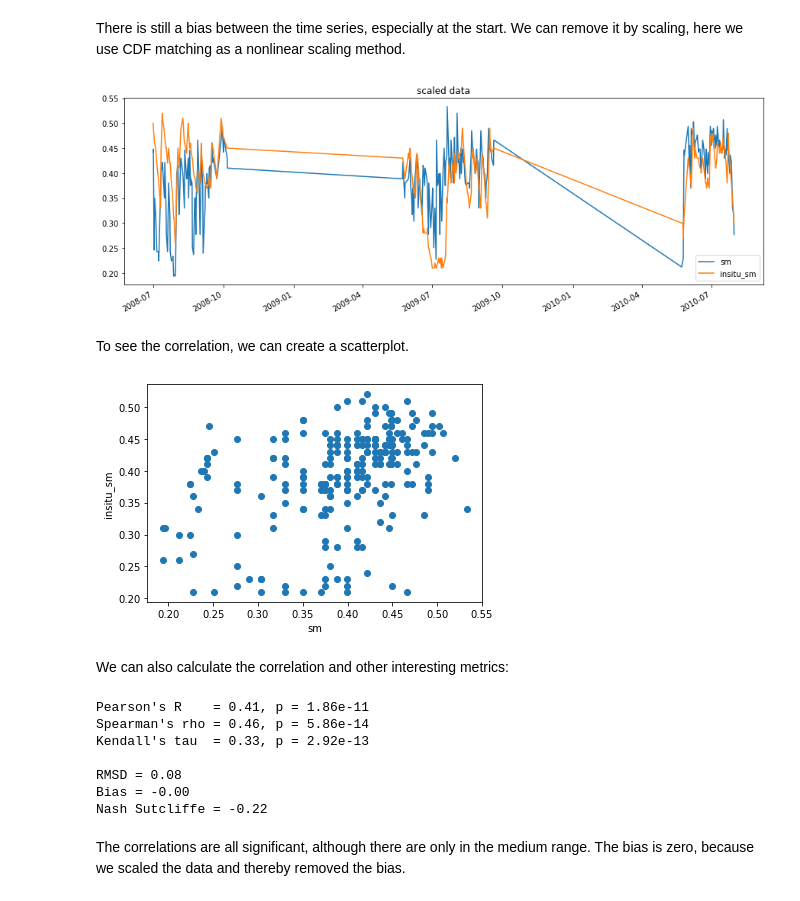
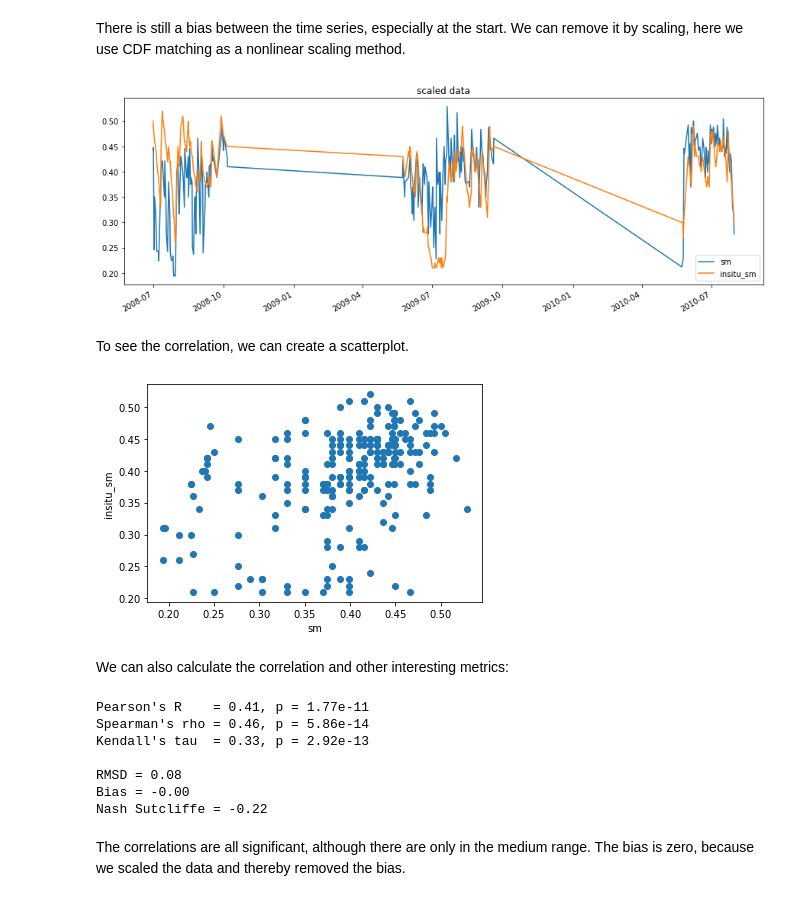
Before and after one commit to TUW-GEO/pytesmo, a Jupyter notebook: docs/examples/compare_ASCAT_ISMN.ipynb, the cells around one changed output. Cells and saved outputs as stored; diff of their text form; code cells hidden in the pictures.

```diff
--- a/docs/examples/compare_ASCAT_ISMN.ipynb
+++ b/docs/examples/compare_ASCAT_ISMN.ipynb
@@ -149,14 +148,14 @@ There is still a bias between the time series, especially at the start. We can r
 # %%
 # this takes the matched_data DataFrame and scales all columns to the
 # column with the given reference_index, in this case in situ
-scaled_data = scaling.scale(matched_data, method='cdf_beta_match',
+scaled_data = scaling.scale(matched_data, method='cdf_match',
                             reference_index=1)
 
 # now the scaled ascat data and insitu_sm are in the same space
 fig2, ax2 = plt.subplots()
 scaled_data.plot(figsize=(15,5), title='scaled data', ax=ax2);
 # %% [output]
-[figure, old version]
+[figure, new version]
 # %% [markdown]
 To see the correlation, we can create a scatterplot.
 # %%
@@ -165,7 +164,7 @@ ax3.scatter(scaled_data[label_ascat].values, scaled_data[label_insitu].values)
 ax3.set_xlabel(label_ascat)
 ax3.set_ylabel(label_insitu);
 # %% [output]
-[figure, old version]
+[figure, new version]
 # %% [markdown]
 We can also calculate the correlation and other interesting metrics:
 # %%
@@ -181,7 +180,7 @@ print("RMSD = {:.2f}".format(metrics.rmsd(x, y)))
 print("Bias = {:.2f}".format(metrics.bias(x, y)))
 print("Nash Sutcliffe = {:.2f}".format(metrics.nash_sutcliffe(x, y)))
 # %% [output]
-Pearson's R    = 0.41, p = 1.86e-11
+Pearson's R    = 0.41, p = 1.77e-11
 Spearman's rho = 0.46, p = 5.86e-14
 Kendall's tau  = 0.33, p = 2.92e-13
 
```
Also changed, not shown: parts of 2 cells of this notebook, 1 other file.
